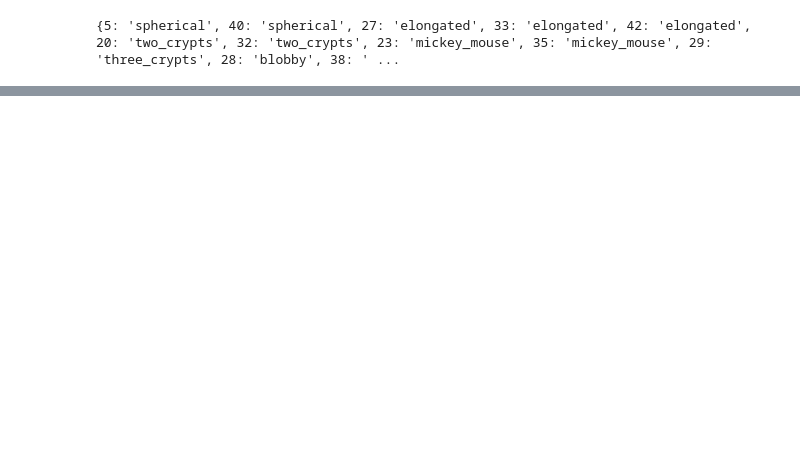
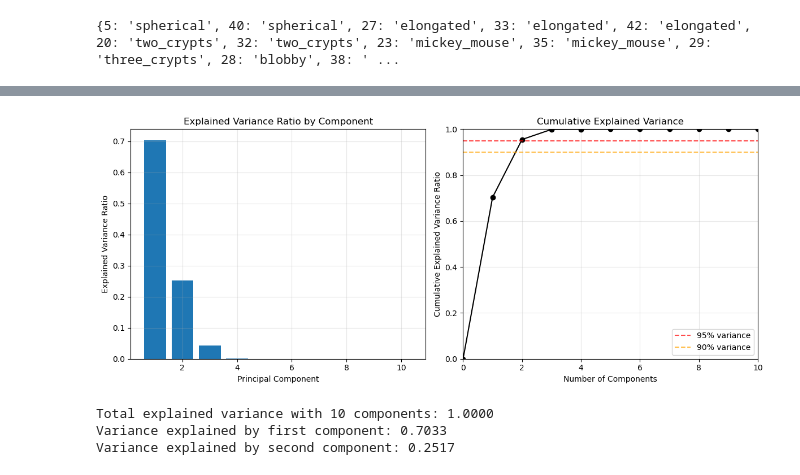
Before and after one commit to Irene-Li/SphericalHarmonics, a Jupyter notebook: spectrum.ipynb, the cells around one changed output, grey strips where cells are left out. Cells and saved outputs as stored; diff of their text form; code cells hidden in the pictures; blank space fills up the shorter version.

```diff
--- a/spectrum.ipynb
+++ b/spectrum.ipynb
@@ -96,0 +109,36 @@ plt.show()
+# %%
+# Plot explained variance
+fig, (ax1, ax2) = plt.subplots(1, 2, figsize=(12, 5))
+
+# Plot explained variance ratio
+ax1.bar(range(1, len(pca.explained_variance_ratio_) + 1), pca.explained_variance_ratio_)
+ax1.set_xlabel('Principal Component')
+ax1.set_ylabel('Explained Variance Ratio')
+ax1.set_title('Explained Variance Ratio by Component')
+ax1.grid(True, alpha=0.3)
+
+# Plot cumulative explained variance
+cumulative_variance = np.cumsum(pca.explained_variance_ratio_)
+ax2.plot(range(0, len(cumulative_variance) + 1), np.concatenate(([0], cumulative_variance,)), 'ko-')
+ax2.set_xlabel('Number of Components')
+ax2.set_ylabel('Cumulative Explained Variance Ratio')
+ax2.set_title('Cumulative Explained Variance')
+ax2.grid(True, alpha=0.3)
+ax2.axhline(y=0.95, color='r', linestyle='--', alpha=0.7, label='95% variance')
+ax2.axhline(y=0.90, color='orange', linestyle='--', alpha=0.7, label='90% variance')
+ax2.set_ylim([0, 1])
+ax2.set_xlim([0, 10])
+ax2.legend()
+
+plt.tight_layout()
+plt.show()
+
+# Print some statistics
+print(f"Total explained variance with {len(pca.explained_variance_ratio_)} components: {cumulative_variance[-1]:.4f}")
+print(f"Variance explained by first component: {pca.explained_variance_ratio_[0]:.4f}")
+print(f"Variance explained by second component: {pca.explained_variance_ratio_[1]:.4f}")
+# %% [output]
+[figure, added]
+Total explained variance with 10 components: 1.0000
+Variance explained by first component: 0.7033
+Variance explained by second component: 0.2517
```
Also changed, not shown: parts of 3 cells of this notebook, 5 other files.
